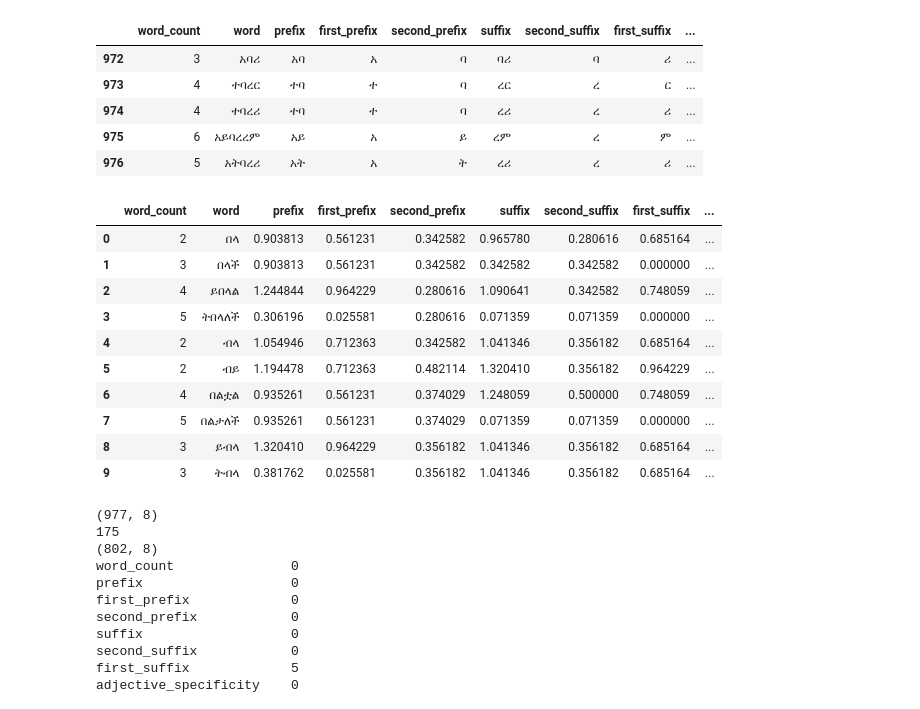
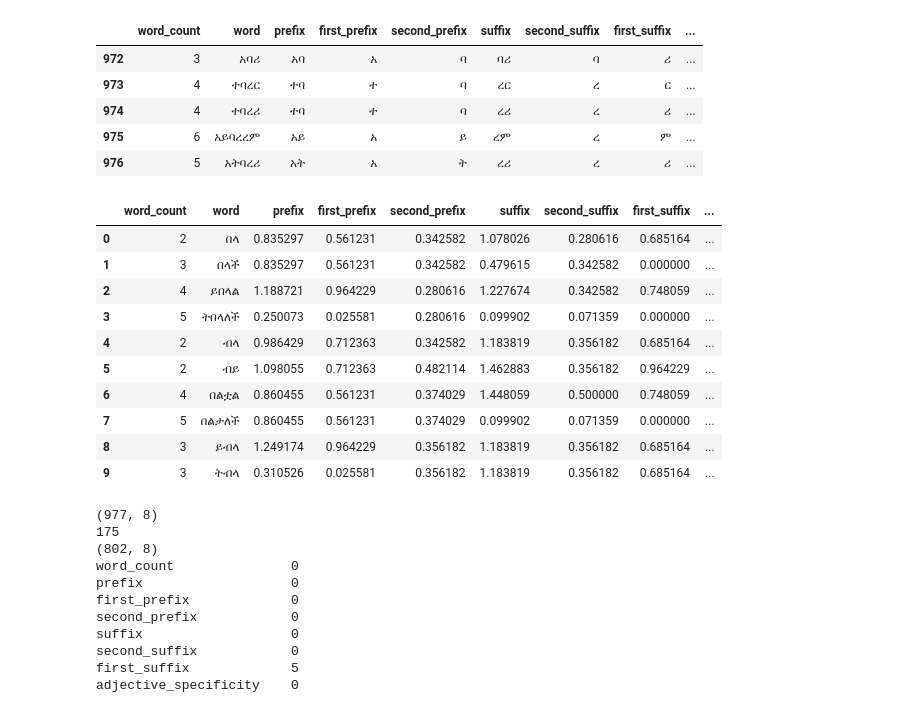
Before and after one commit to yordanoswuletaw/simp-lsan, a Jupyter notebook: smp-lsan-v3.ipynb, the cells around one changed output. Drawn from its saved outputs; the diff is of its cells as text; code cells hidden in the pictures.

```diff
--- a/smp-lsan-v3.ipynb
+++ b/smp-lsan-v3.ipynb
@@ -55,45 +56,45 @@ def vectorize(data: pd.DataFrame, prefix: list, suffix: list, target: str) -> di
             vectorizer[letter] = 0
         elif class_2 == 0:
             vectorizer[letter] = 1
         else:
             log_ration = np.log2(class_1/class_2)
             sigmoid = 1 / (1 + np.exp(-log_ration))
             vectorizer[letter] = sigmoid
 
     # Vectorize each token
     for i, each in enumerate(prefix):
         data[each] = data[each].str.strip()
         data[each] = data[each].map(vectorizer) * (1 / (i + 1))
     for i, each in enumerate(suffix):
         data[each] = data[each].str.strip()
         data[each] = data[each].map(vectorizer) * (1 / (i + 1))
 
     return vectorizer
 
 prefix = ['first_prefix', 'second_prefix']
 suffix = ['first_suffix', 'second_suffix']
 vectorizer = vectorize(data = df, prefix=prefix, suffix=suffix, target='adjective_specificity')
 
 # Vectorize other computed features
 df['prefix'] = df['prefix'].str.strip()
-df['prefix'] = df['prefix'].map(lambda x: vectorizer[x[0]] + (vectorizer[x[1]] * 0.5 if len(x) == 2 else 0))
+df['prefix'] = df['prefix'].map(lambda x: vectorizer[x[0]]  + (vectorizer[x[1]] * 0.4 if len(x) == 2 else 0))
 
 df['suffix'] = df['suffix'].str.strip()
-df['suffix'] = df['suffix'].map(lambda x: vectorizer[x[-1]] + (vectorizer[x[0]] * 0.5 if len(x) == 2 else 0))
+df['suffix'] = df['suffix'].map(lambda x: vectorizer[x[-1]] + (vectorizer[x[0]] * 0.7 if len(x) == 2 else 0))
 
 df.head(10)
 # %% [output]
 |  | word_count | word | prefix | first_prefix | second_prefix | suffix | second_suffix | first_suffix | ... |
-| 0 | 2 | በላ | 0.903813 | 0.561231 | 0.342582 | 0.965780 | 0.280616 | 0.685164 | ... |
-| 1 | 3 | በላች | 0.903813 | 0.561231 | 0.342582 | 0.342582 | 0.342582 | 0.000000 | ... |
-| 2 | 4 | ይበላል | 1.244844 | 0.964229 | 0.280616 | 1.090641 | 0.342582 | 0.748059 | ... |
-| 3 | 5 | ትበላለች | 0.306196 | 0.025581 | 0.280616 | 0.071359 | 0.071359 | 0.000000 | ... |
-| 4 | 2 | ብላ | 1.054946 | 0.712363 | 0.342582 | 1.041346 | 0.356182 | 0.685164 | ... |
-| 5 | 2 | ብይ | 1.194478 | 0.712363 | 0.482114 | 1.320410 | 0.356182 | 0.964229 | ... |
-| 6 | 4 | በልቷል | 0.935261 | 0.561231 | 0.374029 | 1.248059 | 0.500000 | 0.748059 | ... |
-| 7 | 5 | በልታለች | 0.935261 | 0.561231 | 0.374029 | 0.071359 | 0.071359 | 0.000000 | ... |
-| 8 | 3 | ይብላ | 1.320410 | 0.964229 | 0.356182 | 1.041346 | 0.356182 | 0.685164 | ... |
-| 9 | 3 | ትብላ | 0.381762 | 0.025581 | 0.356182 | 1.041346 | 0.356182 | 0.685164 | ... |
+| 0 | 2 | በላ | 0.835297 | 0.561231 | 0.342582 | 1.078026 | 0.280616 | 0.685164 | ... |
+| 1 | 3 | በላች | 0.835297 | 0.561231 | 0.342582 | 0.479615 | 0.342582 | 0.000000 | ... |
+| 2 | 4 | ይበላል | 1.188721 | 0.964229 | 0.280616 | 1.227674 | 0.342582 | 0.748059 | ... |
+| 3 | 5 | ትበላለች | 0.250073 | 0.025581 | 0.280616 | 0.099902 | 0.071359 | 0.000000 | ... |
+| 4 | 2 | ብላ | 0.986429 | 0.712363 | 0.342582 | 1.183819 | 0.356182 | 0.685164 | ... |
+| 5 | 2 | ብይ | 1.098055 | 0.712363 | 0.482114 | 1.462883 | 0.356182 | 0.964229 | ... |
+| 6 | 4 | በልቷል | 0.860455 | 0.561231 | 0.374029 | 1.448059 | 0.500000 | 0.748059 | ... |
+| 7 | 5 | በልታለች | 0.860455 | 0.561231 | 0.374029 | 0.099902 | 0.071359 | 0.000000 | ... |
+| 8 | 3 | ይብላ | 1.249174 | 0.964229 | 0.356182 | 1.183819 | 0.356182 | 0.685164 | ... |
+| 9 | 3 | ትብላ | 0.310526 | 0.025581 | 0.356182 | 1.183819 | 0.356182 | 0.685164 | ... |
 # %%
 df.drop(columns=['word'], inplace=True)
 # %%
```
Also changed, not shown: parts of 13 cells of this notebook, 1 other file.
